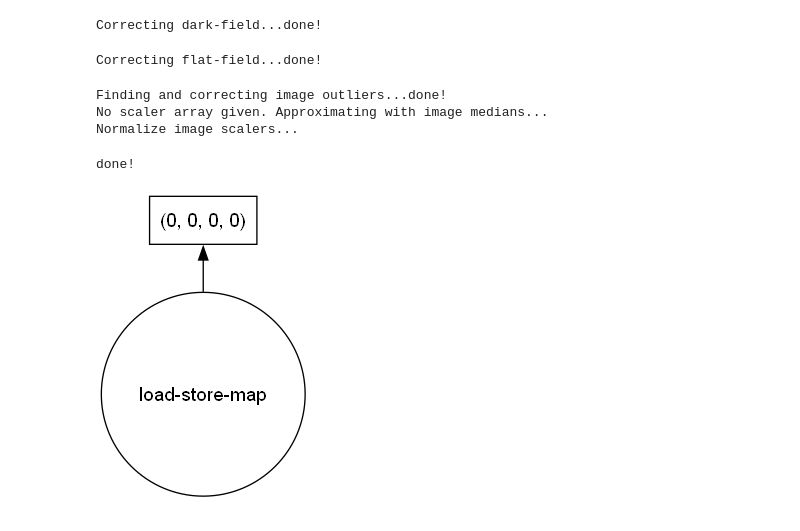
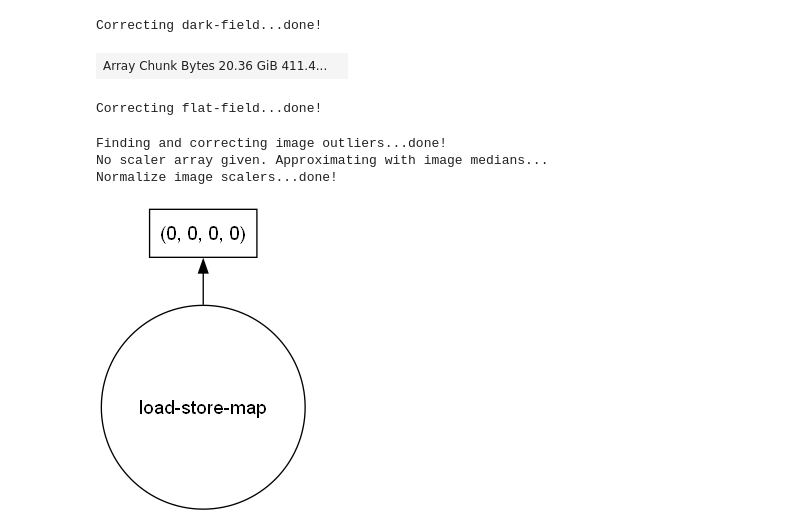
Before and after one commit to emusterman/xrdmaptools, a Jupyter notebook: testing_notebooks/XRDMap_class.ipynb, the cells around one changed output. Saved outputs shown, nothing was run; the diff lists cells and outputs as text; code cells hidden in the pictures.

```diff
--- a/testing_notebooks/XRDMap_class.ipynb
+++ b/testing_notebooks/XRDMap_class.ipynb
@@ -43,13 +43,17 @@ Loading most recent images (raw_images)...
 scanid = 149235
 scanid = 149257
 scanid = 149262
+scanid = 149571
 filedir = '''D:\\Musterman_postdoc\\20231030_Musterman\\'''
+filedir = '''D:\\Musterman_postdoc\\20231109_Musterman\\'''
 map_filename = f'scan{scanid}_xrd.tiff'
+map_filename = f'scan{scanid}_dexela_xrd.tif'
 h5_filename = f'scan{scanid}_xrd.h5'
 
 try:
     test = XRDMap.from_hdf(h5_filename, wd=filedir, dask_enabled=True)
 except FileNotFoundError:
     test = XRDMap.from_image_stack(map_filename, wd=filedir, energy=15, scanid=scanid, dask_enabled=True)
-    test.set_calibration('scan149256_dexela2.poni', filedir=filedir)
+    #test.set_calibration('scan149256_dexela2.poni', filedir=filedir)
+test.set_calibration('scan149564_dexela_calibration.poni', filedir=filedir)
 # %% [output]
@@ -61,8 +68,8 @@ map_filename = f'scan{scanid}_dexela_xrd.tif'
 h5_filename = f'scan{scanid}_xrd.h5'
 
 try:
-    test = XRDMap.from_hdf(h5_filename, wd=filedir, dask_enabled=True)
+    test = XRDMap.from_hdf(h5_filename, wd=filedir, dask_enabled=False)
 except FileNotFoundError:
-    test = XRDMap.from_image_stack(map_filename, wd=filedir, energy=15, scanid=scanid, dask_enabled=True)
+    test = XRDMap.from_image_stack(map_filename, wd=filedir, energy=15, scanid=scanid, dask_enabled=False)
     test.set_calibration('scan149562_dexela_calibration.poni', filedir=filedir)
 # %% [output]
@@ -96,0 +83,11 @@ list(f['xrdmap/image_data'].keys())
+# %%
+scanid = 153076
+filedir = '''C:\\Users\\emusterma\\OneDrive - Brookhaven National Laboratory\\Documents\\Postdoc\\Data\\Condensed Datasets\\'''
+map_filename = f'scan{scanid}_dexela_xrd.tif'
+h5_filename = f'scan{scanid}_xrd.h5'
+
+try:
+    test = XRDMap.from_hdf(h5_filename, wd=filedir, dask_enabled=False)
+except FileNotFoundError:
+    test = XRDMap.from_image_stack(map_filename, wd=filedir, energy=20, scanid=scanid, dask_enabled=False, save_hdf=False)
+    test.set_calibration('scan153220_dexela_calibration_ext.poni', filedir='D:\\Musterman_postdoc\\20240223_Musterman\\calibrations\\')
@@ -104,0 +106,8 @@ import psutil
+# %%
+test.set_calibration('scan149562_dexela_calibration.poni', filedir=filedir)
+test.ai.dist = 0.425797596416
+test.ai.poni1 = 0.0760869576
+test.ai.poni2 = 0.15890047
+test.ai.rot1 = 0.5203013048
+test.ai.rot2 = -0.00505270001
+test.ai.rot3 = 3.13999999
@@ -132,6 +154,10 @@ scaled_df = dark_field * np.median(test.map.min_image) / np.median(dark_field)
 test.map.correct_dark_field(dark_field=scaled_df)
 # %% [output]
 Correcting dark-field...done!
+# %%
+test.map.images
+# %% [output]
+| Array Chunk Bytes 20.36 GiB 411.4... |  |
 # %%
 flat_dir = '''D:\\Musterman_postdoc\\20240125_Musterman\\flat_fields\\'''
 flat_paths = np.array(os.listdir(flat_dir))
@@ -146,5 +174,4 @@ test.map.normalize_scaler()
 # %% [output]
 Finding and correcting image outliers...done!
 No scaler array given. Approximating with image medians...
-Normalize image scalers...
+Normalize image scalers...done!
-done!
```
Also changed, not shown: parts of 146 cells of this notebook, 11 other files.
